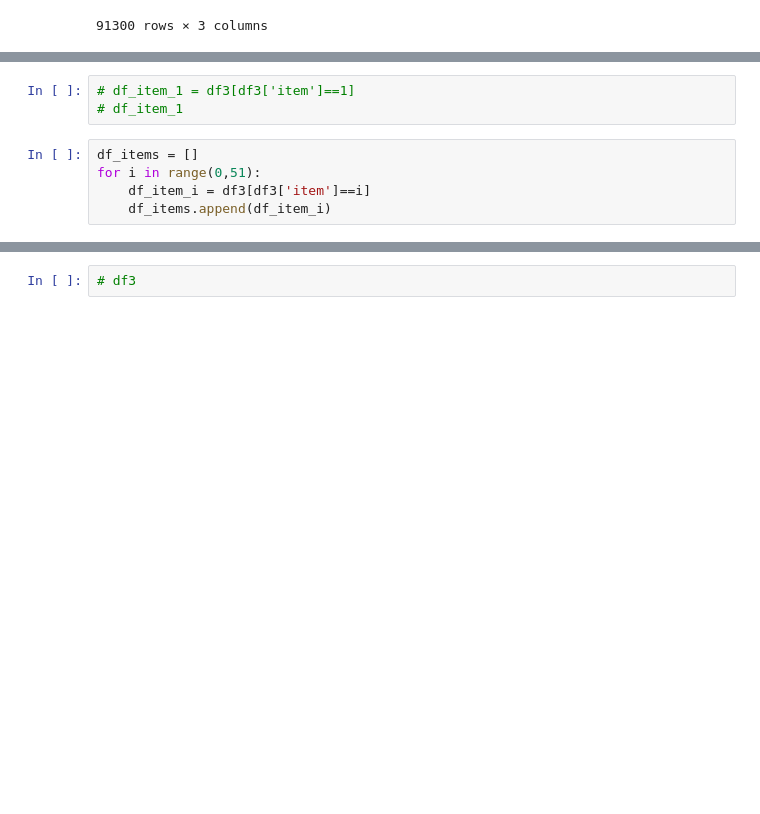
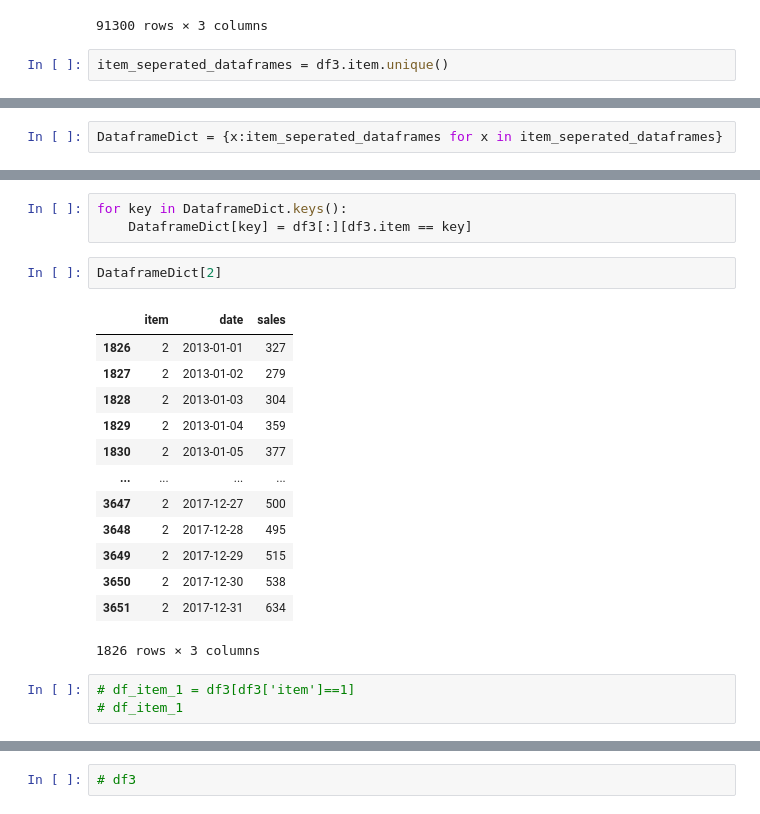
Before and after one commit to Harish-aditya/Inventory_forecasting, a Jupyter notebook: inventoryforecasting.ipynb, the cells around one changed output, grey strips where cells are left out. Saved outputs shown, nothing was run; the diff lists cells and outputs as text; blank space fills up the shorter version.

Commit message:
Splited Dataframe into 50 equal data sets

```diff
--- a/inventoryforecasting.ipynb
+++ b/inventoryforecasting.ipynb
@@ -127,3 +127,5 @@ df3
 | 91298 | 50 | 2017-12-30 | 612 |
 | 91299 | 50 | 2017-12-31 | 626 |
 91300 rows × 3 columns
+# %%
+item_seperated_dataframes = df3.item.unique()
@@ -129,0 +139,2 @@ df3
+# %%
+DataframeDict = {x:item_seperated_dataframes for x in item_seperated_dataframes}
@@ -130,10 +161,24 @@ df3
+# %%
+for key in DataframeDict.keys():
+    DataframeDict[key] = df3[:][df3.item == key]
+# %%
+DataframeDict[2]
+# %% [output]
+|  | item | date | sales |
+| 1826 | 2 | 2013-01-01 | 327 |
+| 1827 | 2 | 2013-01-02 | 279 |
+| 1828 | 2 | 2013-01-03 | 304 |
+| 1829 | 2 | 2013-01-04 | 359 |
+| 1830 | 2 | 2013-01-05 | 377 |
+| ... | ... | ... | ... |
+| 3647 | 2 | 2017-12-27 | 500 |
+| 3648 | 2 | 2017-12-28 | 495 |
+| 3649 | 2 | 2017-12-29 | 515 |
+| 3650 | 2 | 2017-12-30 | 538 |
+| 3651 | 2 | 2017-12-31 | 634 |
+1826 rows × 3 columns
 # %%
 # df_item_1 = df3[df3['item']==1]
 # df_item_1
-# %%
-df_items = []
-for i in range(0,51):
-    df_item_i = df3[df3['item']==i]
-    df_items.append(df_item_i)
 # %%
 # df3['demand'] = df2.sales.rolling(window = 90).sum()
```
Also changed, not shown: parts of 3 cells of this notebook.
